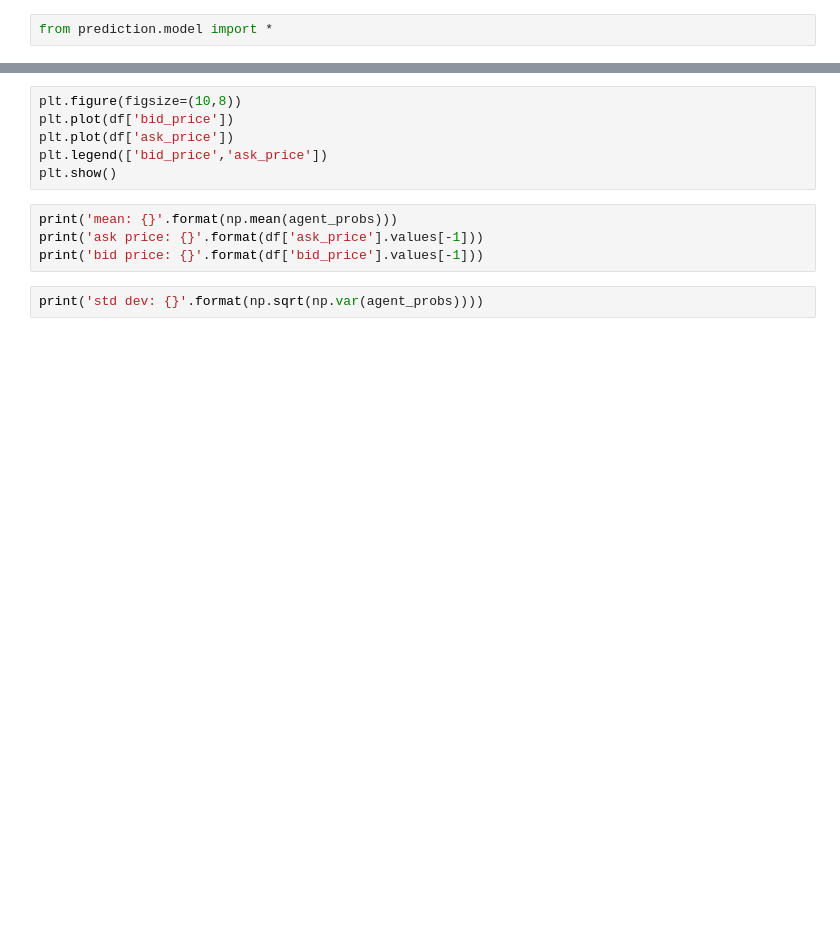
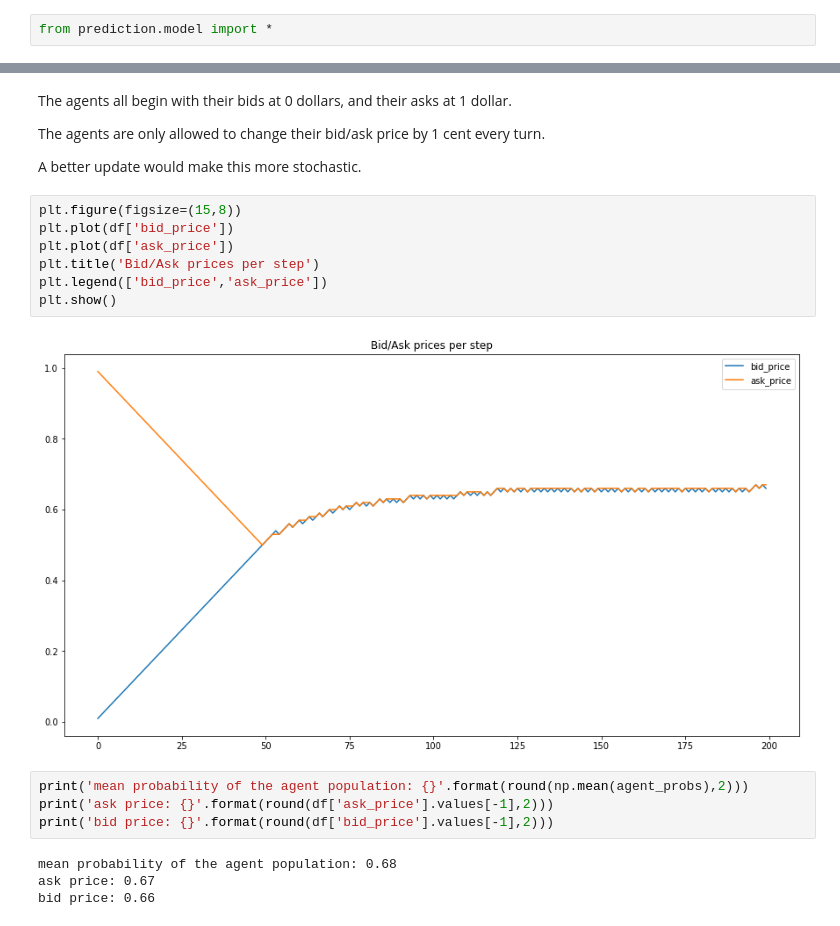
Before and after one commit to bhaney/PredictionMarkets, a Jupyter notebook: PredictionMarkets.ipynb, the cells around one changed output, grey strips where cells are left out. Cells and saved outputs as stored; diff of their text form; blank space fills up the shorter version.

```diff
--- a/PredictionMarkets.ipynb
+++ b/PredictionMarkets.ipynb
@@ -30,12 +73,23 @@ plt.show()
+# %% [markdown]
+The agents all begin with their bids at 0 dollars, and their asks at 1 dollar.
+
+The agents are only allowed to change their bid/ask price by 1 cent every turn.
+
+A better update would make this more stochastic.
 # %%
-plt.figure(figsize=(10,8))
+plt.figure(figsize=(15,8))
 plt.plot(df['bid_price'])
 plt.plot(df['ask_price'])
+plt.title('Bid/Ask prices per step')
 plt.legend(['bid_price','ask_price'])
 plt.show()
+# %% [output]
+[figure, added]
 # %%
-print('mean: {}'.format(np.mean(agent_probs)))
-print('ask price: {}'.format(df['ask_price'].values[-1]))
-print('bid price: {}'.format(df['bid_price'].values[-1]))
+print('mean probability of the agent population: {}'.format(round(np.mean(agent_probs),2)))
+print('ask price: {}'.format(round(df['ask_price'].values[-1],2)))
+print('bid price: {}'.format(round(df['bid_price'].values[-1],2)))
+# %% [output]
+mean probability of the agent population: 0.68
+ask price: 0.67
+bid price: 0.66
-# %%
-print('std dev: {}'.format(np.sqrt(np.var(agent_probs))))
```
Also changed, not shown: parts of 9 cells of this notebook, 2 other files.
